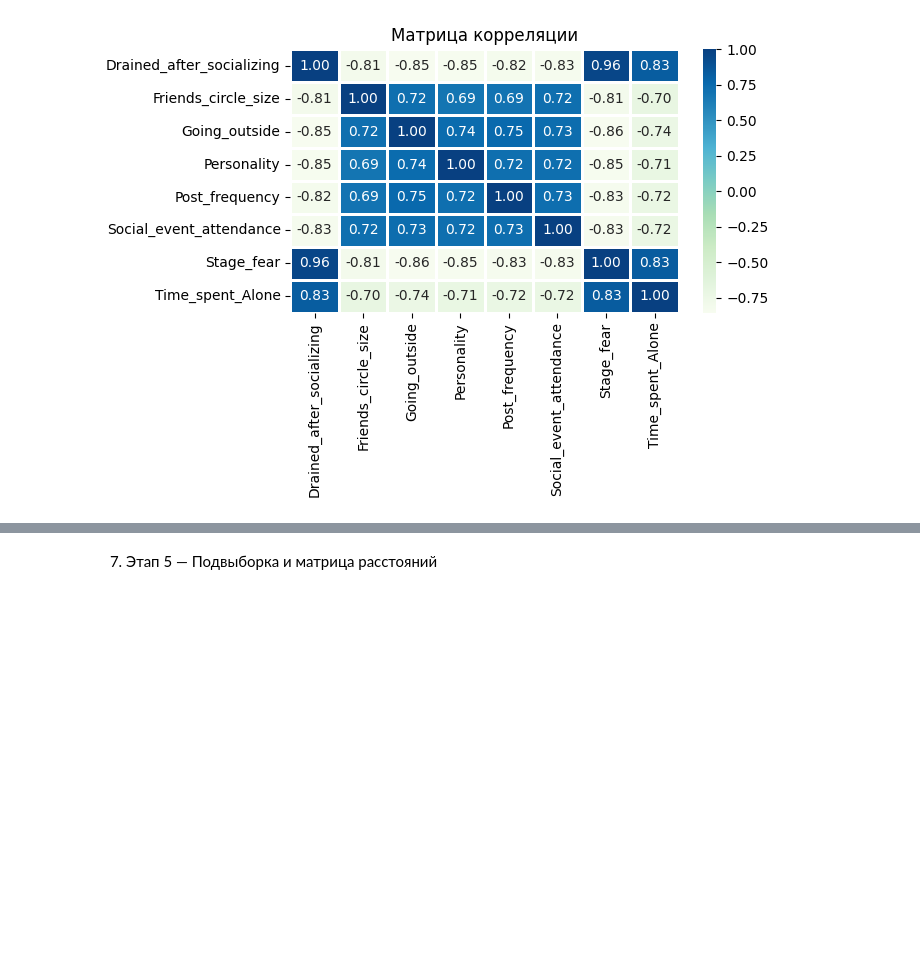
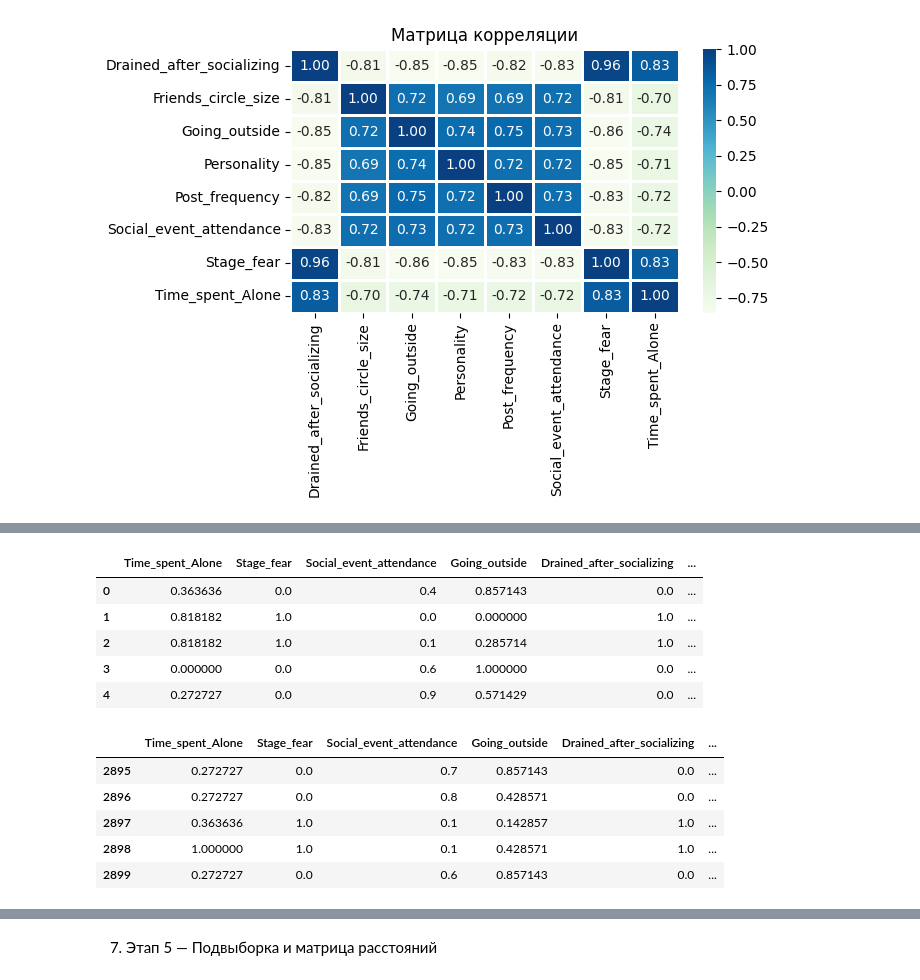
Before and after one commit to 8iKENTi8/Static-methods, a Jupyter notebook: Lab3/lab3.ipynb, the cells around one changed output, grey strips where cells are left out. Cells and saved outputs as stored; diff of their text form; code cells hidden in the pictures; blank space fills up the shorter version.

```diff
--- a/Lab3/lab3.ipynb
+++ b/Lab3/lab3.ipynb
@@ -181,0 +186,16 @@ plt.show()
+# %%
+display(data.head())
+display(data.tail())
+# %% [output]
+|  | Time_spent_Alone | Stage_fear | Social_event_attendance | Going_outside | Drained_after_socializing | ... |
+| 0 | 0.363636 | 0.0 | 0.4 | 0.857143 | 0.0 | ... |
+| 1 | 0.818182 | 1.0 | 0.0 | 0.000000 | 1.0 | ... |
+| 2 | 0.818182 | 1.0 | 0.1 | 0.285714 | 1.0 | ... |
+| 3 | 0.000000 | 0.0 | 0.6 | 1.000000 | 0.0 | ... |
+| 4 | 0.272727 | 0.0 | 0.9 | 0.571429 | 0.0 | ... |
+|  | Time_spent_Alone | Stage_fear | Social_event_attendance | Going_outside | Drained_after_socializing | ... |
+| 2895 | 0.272727 | 0.0 | 0.7 | 0.857143 | 0.0 | ... |
+| 2896 | 0.272727 | 0.0 | 0.8 | 0.428571 | 0.0 | ... |
+| 2897 | 0.363636 | 1.0 | 0.1 | 0.142857 | 1.0 | ... |
+| 2898 | 1.000000 | 1.0 | 0.1 | 0.428571 | 1.0 | ... |
+| 2899 | 0.272727 | 0.0 | 0.6 | 0.857143 | 0.0 | ... |
```
Also changed, not shown: parts of 4 cells of this notebook.
